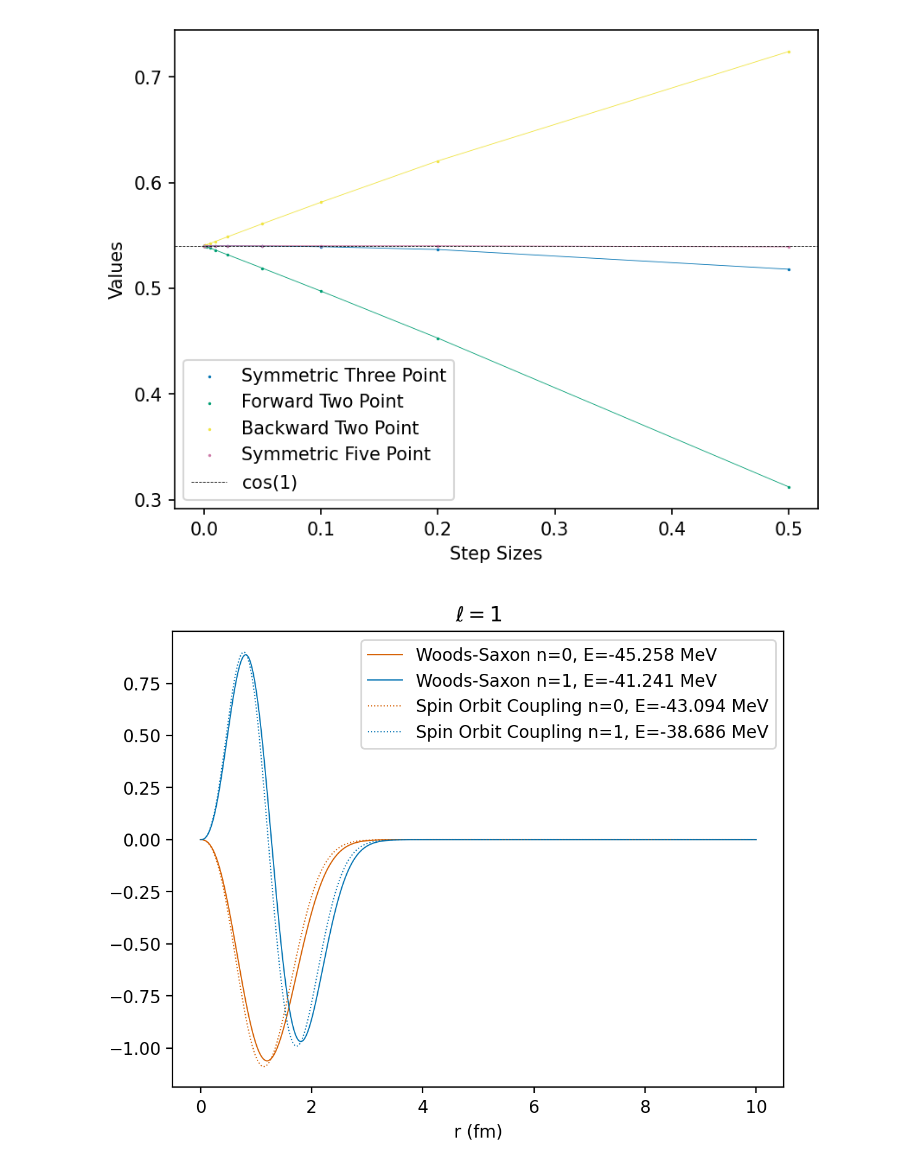
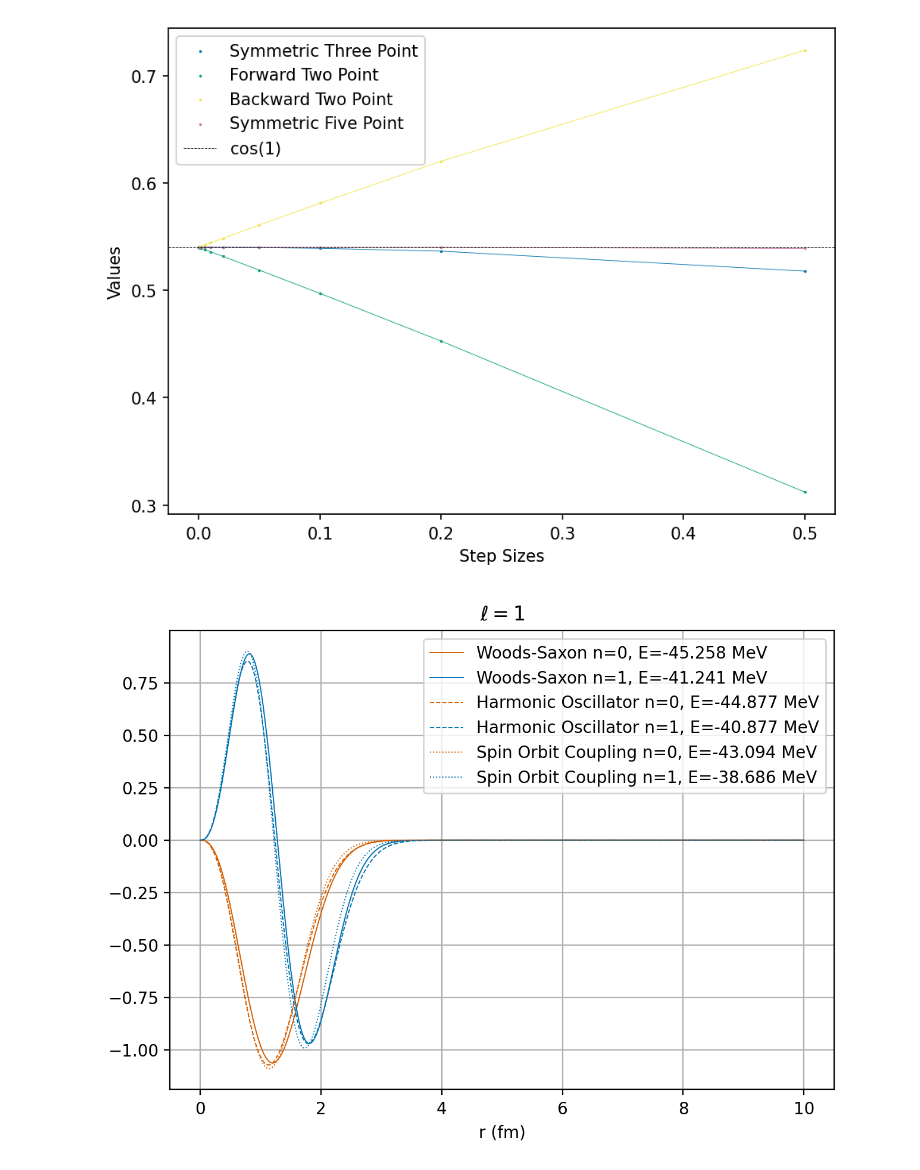
Before and after one commit to orionlee3/RandomNumMethods, a Jupyter notebook: Quantum1NumMethods.ipynb, the cells around one changed output. Drawn from its saved outputs; the diff is of its cells as text; code cells hidden in the pictures.

```diff
--- a/Quantum1NumMethods.ipynb
+++ b/Quantum1NumMethods.ipynb
@@ -118,10 +118,11 @@ plt.axhline(np.cos(1), ls="dashed", c="black", label=r"$\cos(1)$", lw=0.4)
 plt.legend()
 plt.xlabel("Step Sizes")
 plt.ylabel("Values")
+plt.tight_layout()
 # plt.savefig("Num_Methods/problem1.png")
 plt.show()
 # %% [output]
-[figure, old version]
+[figure, new version]
 # %%
 def depth(N: int, Z: int, pn: str):
     if pn == "p":
@@ -317,44 +300,46 @@ bound_energies_so, bound_wavefunctions_so = solve_schrodinger(
 # %%
 # Plot Woods-Saxon and Harmonic Oscillator wavefunctions
 plt.figure(dpi=200)
 plot_num = 2
 for i, energy in enumerate(bound_energies_ws[:plot_num]):  # Woods-Saxon
     color = colormap(i)  # Get a consistent color for this index
     plt.plot(
         r_vect,
         bound_wavefunctions_ws[:, i],
         label=f"Woods-Saxon n={i}, E={energy:.3f} MeV",
         lw=0.7,
         color=color,
     )
 
-# for j, energy_HO in enumerate(bound_energies_ho[:plot_num]):  # Harmonic Oscillator
-#     color = colormap(j)  # Use the same color as for Woods-Saxon
-#     plt.plot(
-#         r_vect,
-#         bound_wavefunctions_ho[:, j],
-#         label=f"Harmonic Oscillator n={j}, E={energy_HO:.3f} MeV",
-#         lw=0.7,
-#         ls="dashed",
-#         color=color,
-#     )
+for j, energy_HO in enumerate(bound_energies_ho[:plot_num]):  # Harmonic Oscillator
+    color = colormap(j)  # Use the same color as for Woods-Saxon
+    plt.plot(
+        r_vect,
+        bound_wavefunctions_ho[:, j],
+        label=f"Harmonic Oscillator n={j}, E={energy_HO:.3f} MeV",
+        lw=0.7,
+        ls="dashed",
+        color=color,
+    )
 for k, energy_SO in enumerate(bound_energies_so[:plot_num]):  # Harmonic Oscillator
     color = colormap(k)  # Use the same color as for Woods-Saxon
     plt.plot(
         r_vect,
         bound_wavefunctions_so[:, k],
         label=f"Spin Orbit Coupling n={k}, E={energy_SO:.3f} MeV",
         lw=0.7,
         ls="dotted",
         color=color,
     )
 
 plt.xlabel("r (fm)")
 plt.title(rf"$\ell = {l}$")
 plt.legend()
+plt.grid(True)  # Optional: Add a grid for better readability
+plt.tight_layout()
 plt.show()
 # %% [output]
-[figure, old version]
+[figure, new version]
 # %%
 R = r0 * (N + Z) ** (1 / 3)
 woods_saxon_potential = V_depth / (1 + np.exp((r_vect - R) / a))
```
Also changed, not shown: parts of 4 cells of this notebook.
